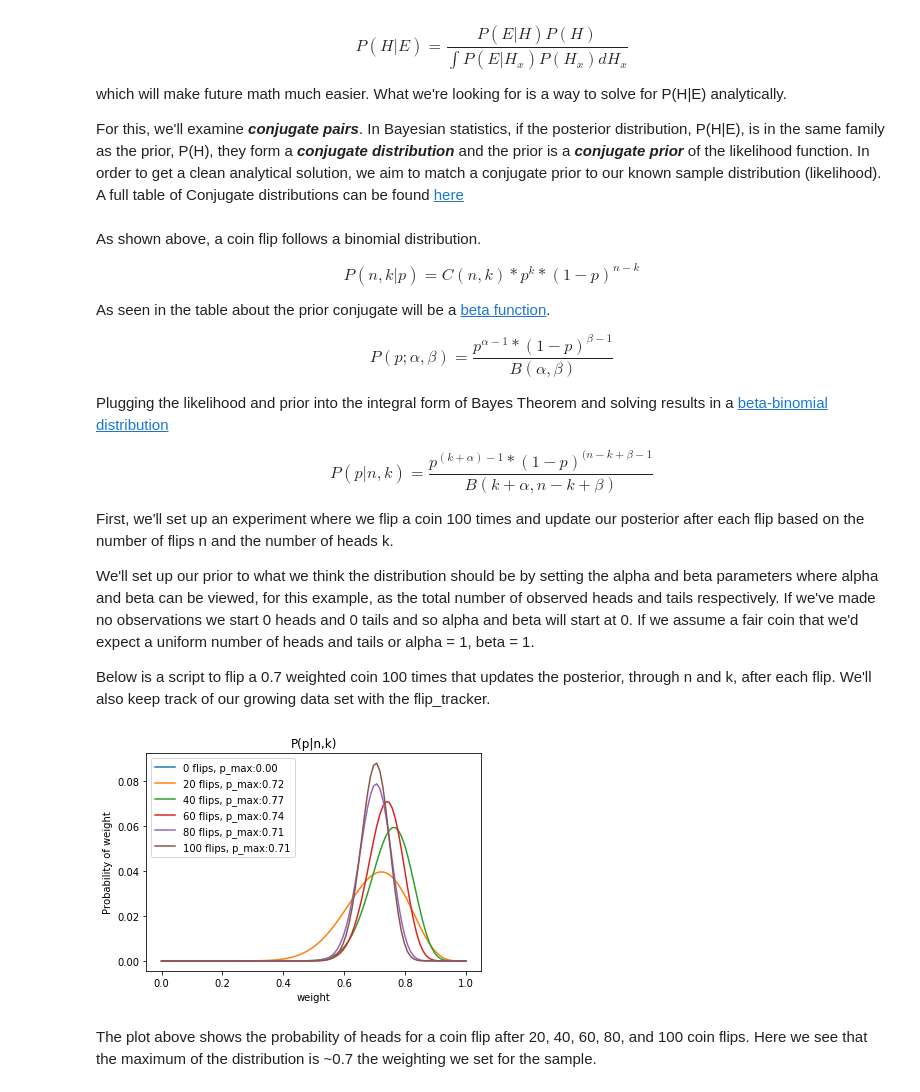
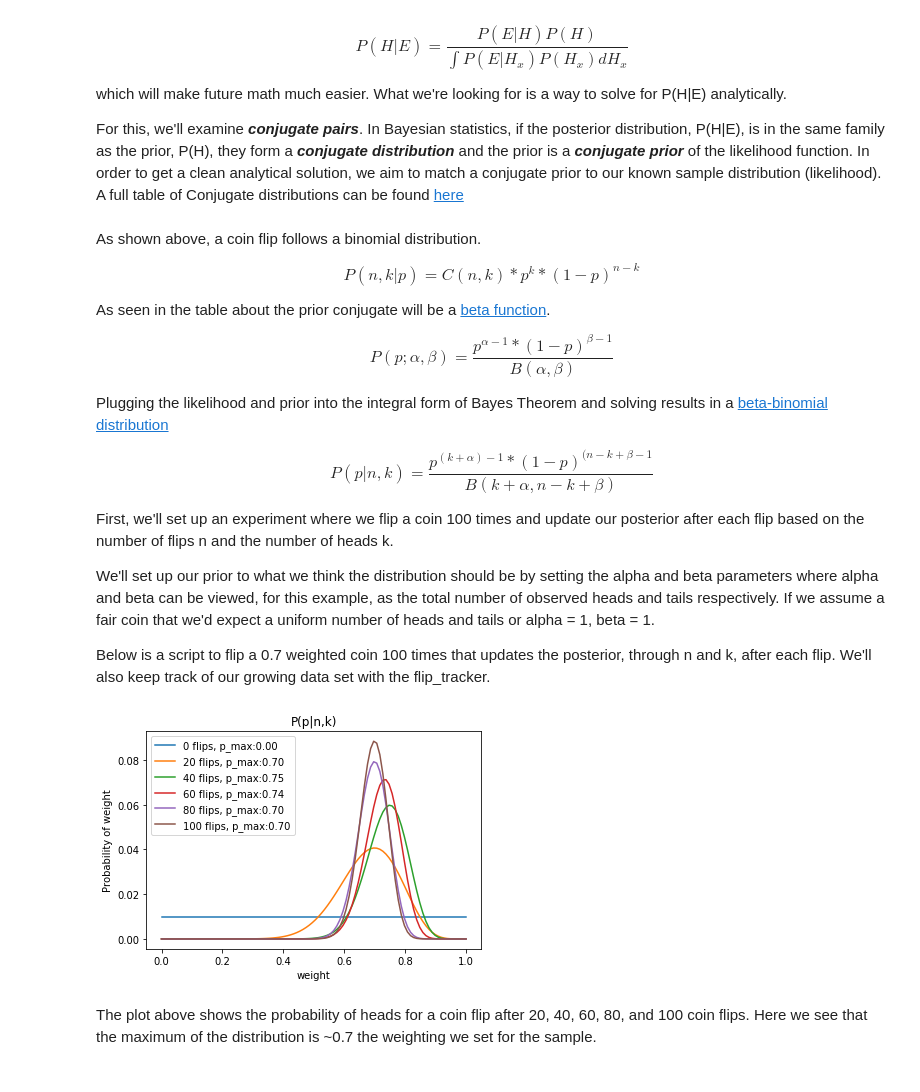
Before and after one commit to riggsb2/TDI_instructor, a Jupyter notebook: Riggs_TDI_Interview.ipynb, the cells around one changed output. Cells and saved outputs as stored; diff of their text form; code cells hidden in the pictures.

```diff
--- a/Riggs_TDI_Interview.ipynb
+++ b/Riggs_TDI_Interview.ipynb
@@ -255,48 +255,48 @@ $$ P(p|n,k) = \frac{p^{(k+\alpha)-1}*(1-p)^{(n-k+\beta-1}}{B(k+\alpha,n-k+\beta)
 
 First, we'll set up an experiment where we flip a coin 100 times and update our posterior after each flip based on the number of flips n and the number of heads k.
 
-We'll set up our prior to what we think the distribution should be by setting the alpha and beta parameters where alpha and beta can be viewed, for this example, as the total number of observed heads and tails respectively. If we've made no observations we start 0 heads and 0 tails and so alpha and beta will start at 0. If we assume a fair coin that we'd expect a uniform number of heads and tails or alpha = 1, beta = 1.
+We'll set up our prior to what we think the distribution should be by setting the alpha and beta parameters where alpha and beta can be viewed, for this example, as the total number of observed heads and tails respectively. If we assume a fair coin that we'd expect a uniform number of heads and tails or alpha = 1, beta = 1.
 
 Below is a script to flip a 0.7 weighted coin 100 times that updates the posterior, through n and k, after each flip. We'll also keep track of our growing data set with the flip_tracker.
 # %%
 np.random.seed(42)
 
-alpha=0 #expected heads
-beta=0 #expected tails
+alpha=1 #expected heads
+beta=1 #expected tails
 
 k = 0 #number of heads
-
+n = 0
 flip_tracker  = []
 
 pH = 0.7
 trials = 100
 x = np.linspace(0,1,100)
 ys = [stats.beta.pdf(x,alpha+k,beta+n-k)]
 
 interval = int(trials/5)
 
 for n in range(1,trials+1):
     flip = np.random.uniform(0,1)
     if flip <=pH:
         k +=1
         flip_tracker.append(1)
     else:
         flip_tracker.append(0)
 
     if n%interval==0:
         ys.append(stats.beta.pdf(x,alpha+k,beta+n-k))
 
 for i in range(len(ys)):
     max_p = x[ys[i].argmax()]
     plt.plot(x,ys[i]/sum(ys[i]),label = '{0:d} flips, p_max:{1:0.2f}'.format(i*interval,max_p))
     plt.title('P(p|n,k)')
 
     plt.ylabel('Probability of weight')
 plt.xlabel('weight')
 plt.legend()
 plt.show()
 # %% [output]
-[figure, old version]
+[figure, new version]
 # %% [markdown]
 The plot above shows the probability of heads for a coin flip after 20, 40, 60, 80, and 100 coin flips. Here we see that the maximum of the distribution is ~0.7 the weighting we set for the sample.
 # %% [markdown]
```
Also changed, not shown: parts of 3 cells of this notebook.
